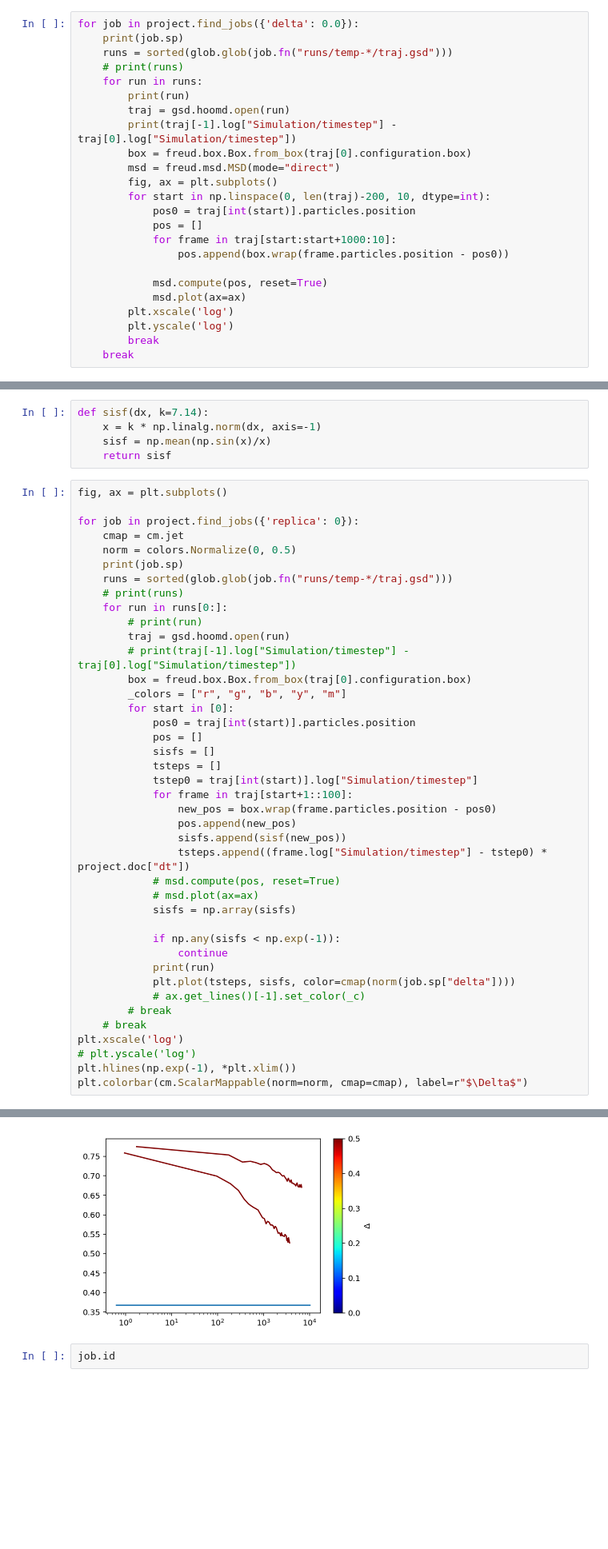
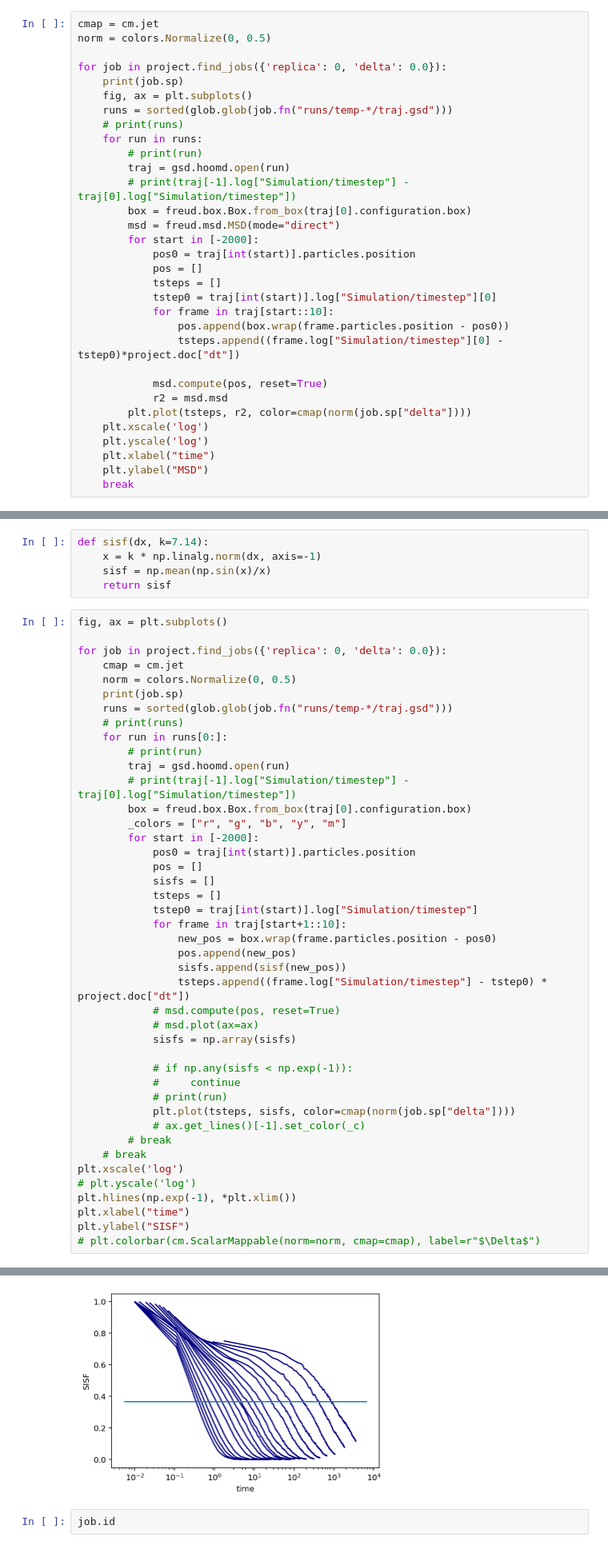
Before and after one commit to ianrgraham/monk, a Jupyter notebook: workflows/sc-states/mlj-production/090522-check-equilibration.ipynb, the cells around one changed output, grey strips where cells are left out. Shown: that part at 80% size. Cells and saved outputs as stored; diff of their text form; blank space fills up the shorter version.

```diff
--- a/workflows/sc-states/mlj-production/090522-check-equilibration.ipynb
+++ b/workflows/sc-states/mlj-production/090522-check-equilibration.ipynb
@@ -33,27 +33,35 @@ project.doc
 # %% [output]
 {'ref_sim_temps': [0.41, 0.43, 0.45, 0.47, 0.49, 0.51, 0.53, 0.55, 0.58, 0.61, 0.64, 0.67, 0.7, 0.75, 0.8, 0.9, 1.0, 1.2, 1.4, 1.6, 1.8, 2.0], 'avail_seed': 18, 'alpha_iters': 40, 'dt': 0.001, 'usteps ...
 # %%
-for job in project.find_jobs({'delta': 0.0}):
+cmap = cm.jet
+norm = colors.Normalize(0, 0.5)
+
+for job in project.find_jobs({'replica': 0, 'delta': 0.0}):
     print(job.sp)
+    fig, ax = plt.subplots()
     runs = sorted(glob.glob(job.fn("runs/temp-*/traj.gsd")))
     # print(runs)
     for run in runs:
-        print(run)
+        # print(run)
         traj = gsd.hoomd.open(run)
-        print(traj[-1].log["Simulation/timestep"] - traj[0].log["Simulation/timestep"])
+        # print(traj[-1].log["Simulation/timestep"] - traj[0].log["Simulation/timestep"])
         box = freud.box.Box.from_box(traj[0].configuration.box)
         msd = freud.msd.MSD(mode="direct")
-        fig, ax = plt.subplots()
-        for start in np.linspace(0, len(traj)-200, 10, dtype=int):
+        for start in [-2000]:
             pos0 = traj[int(start)].particles.position
             pos = []
-            for frame in traj[start:start+1000:10]:
+            tsteps = []
+            tstep0 = traj[int(start)].log["Simulation/timestep"][0]
+            for frame in traj[start::10]:
                 pos.append(box.wrap(frame.particles.position - pos0))
+                tsteps.append((frame.log["Simulation/timestep"][0] - tstep0)*project.doc["dt"])
 
             msd.compute(pos, reset=True)
-            msd.plot(ax=ax)
-        plt.xscale('log')
-        plt.yscale('log')
-        break
+            r2 = msd.msd
+        plt.plot(tsteps, r2, color=cmap(norm(job.sp["delta"])))
+    plt.xscale('log')
+    plt.yscale('log')
+    plt.xlabel("time")
+    plt.ylabel("MSD")
     break
 # %% [output]
@@ -73,7 +79,7 @@ def sisf(dx, k=7.14):
 # %%
 fig, ax = plt.subplots()
 
-for job in project.find_jobs({'replica': 0}):
+for job in project.find_jobs({'replica': 0, 'delta': 0.0}):
     cmap = cm.jet
     norm = colors.Normalize(0, 0.5)
     print(job.sp)
@@ -85,13 +91,13 @@ for job in project.find_jobs({'replica': 0}):
         # print(traj[-1].log["Simulation/timestep"] - traj[0].log["Simulation/timestep"])
         box = freud.box.Box.from_box(traj[0].configuration.box)
         _colors = ["r", "g", "b", "y", "m"]
-        for start in [0]:
+        for start in [-2000]:
             pos0 = traj[int(start)].particles.position
             pos = []
             sisfs = []
             tsteps = []
             tstep0 = traj[int(start)].log["Simulation/timestep"]
-            for frame in traj[start+1::100]:
+            for frame in traj[start+1::10]:
                 new_pos = box.wrap(frame.particles.position - pos0)
                 pos.append(new_pos)
                 sisfs.append(sisf(new_pos))
@@ -100,9 +106,9 @@ for job in project.find_jobs({'replica': 0}):
             # msd.plot(ax=ax)
             sisfs = np.array(sisfs)
 
-            if np.any(sisfs < np.exp(-1)):
-                continue
-            print(run)
+            # if np.any(sisfs < np.exp(-1)):
+            #     continue
+            # print(run)
             plt.plot(tsteps, sisfs, color=cmap(norm(job.sp["delta"])))
             # ax.get_lines()[-1].set_color(_c)
         # break
@@ -110,5 +116,7 @@ for job in project.find_jobs({'replica': 0}):
 plt.xscale('log')
 # plt.yscale('log')
 plt.hlines(np.exp(-1), *plt.xlim())
-plt.colorbar(cm.ScalarMappable(norm=norm, cmap=cmap), label=r"$\Delta$")
+plt.xlabel("time")
+plt.ylabel("SISF")
+# plt.colorbar(cm.ScalarMappable(norm=norm, cmap=cmap), label=r"$\Delta$")
 # %% [output]
@@ -124,4 +125,4 @@ plt.colorbar(cm.ScalarMappable(norm=norm, cmap=cmap), label=r"$\Delta$")
-[figure, old version]
+[figure, new version]
 # %%
 job.id
 # %% [output]
```
Also changed, not shown: parts of 2 cells of this notebook, 10 other files.
